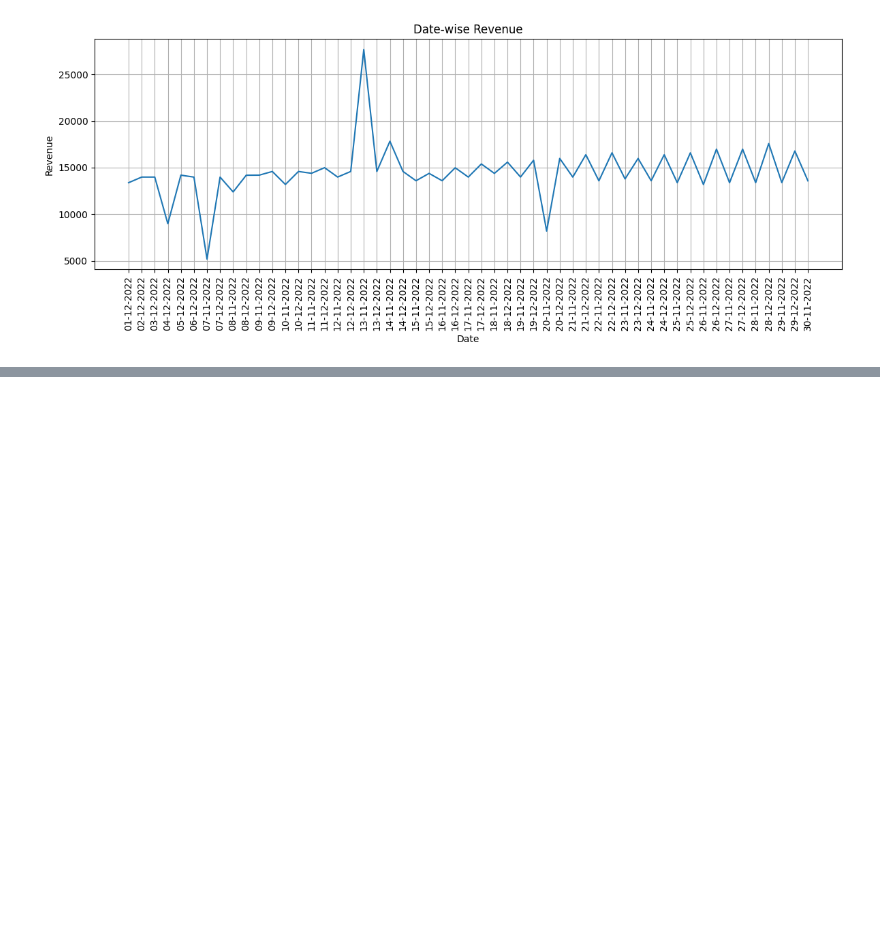
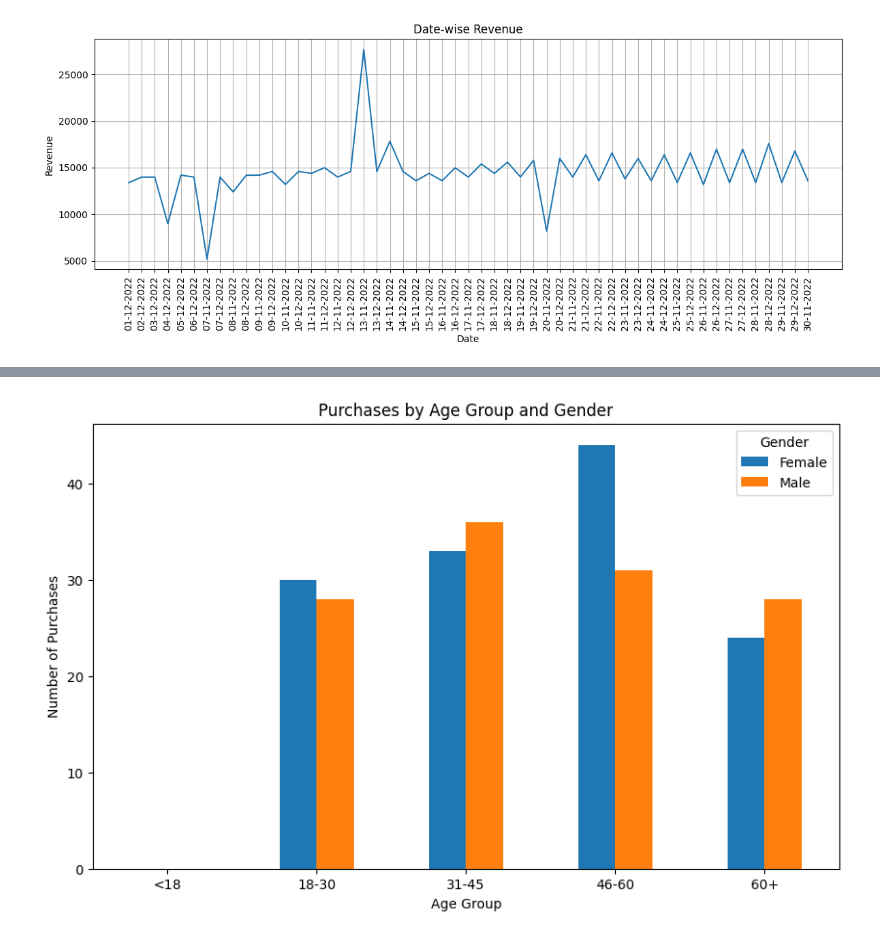
Before and after one commit to YUVASHRI-25/Restaurant-sales-data-, a Jupyter notebook: code.ipynb, the cells around one changed output, grey strips where cells are left out. Cells and saved outputs as stored; diff of their text form; code cells hidden in the pictures; blank space fills up the shorter version.

```diff
--- a/code.ipynb
+++ b/code.ipynb
@@ -356,0 +358,6 @@ plt.show()
+# %%
+import numpy as  np
+import pandas as pd
+np.random.seed(42)  #
+df["Age"] = np.random.randint(18, 71, size=len(df))
+df['Age']
@@ -356,0 +377,3 @@ plt.show()
+# %%
+df["Gender"] = np.random.choice(["Male", "Female"], size=len(df))
+df['Gender']
@@ -356,0 +393,28 @@ plt.show()
+# %%
+import pandas as pd
+import numpy as np
+import matplotlib.pyplot as plt
+
+# Example: assume you already have df with "Age" and "Gender"
+
+# Define bins (age groups) and labels
+bins = [0, 18, 30, 45, 60, 80]
+labels = ['<18', '18-30', '31-45', '46-60', '60+']
+
+# Create Age Groups column
+df['Age_Group'] = pd.cut(df['Age'], bins=bins, labels=labels, right=False)
+
+# Count purchases by Age Group and Gender
+age_gender_counts = df.groupby(['Age_Group', 'Gender']).size().unstack()
+
+# Plot bar chart
+age_gender_counts.plot(kind='bar', figsize=(10,6))
+
+plt.title("Purchases by Age Group and Gender")
+plt.xlabel("Age Group")
+plt.ylabel("Number of Purchases")
+plt.legend(title="Gender")
+plt.xticks(rotation=0)
+plt.show()
+# %% [output]
+[figure, added]
```
Also changed, not shown: parts of 4 cells of this notebook, 1 other file.
